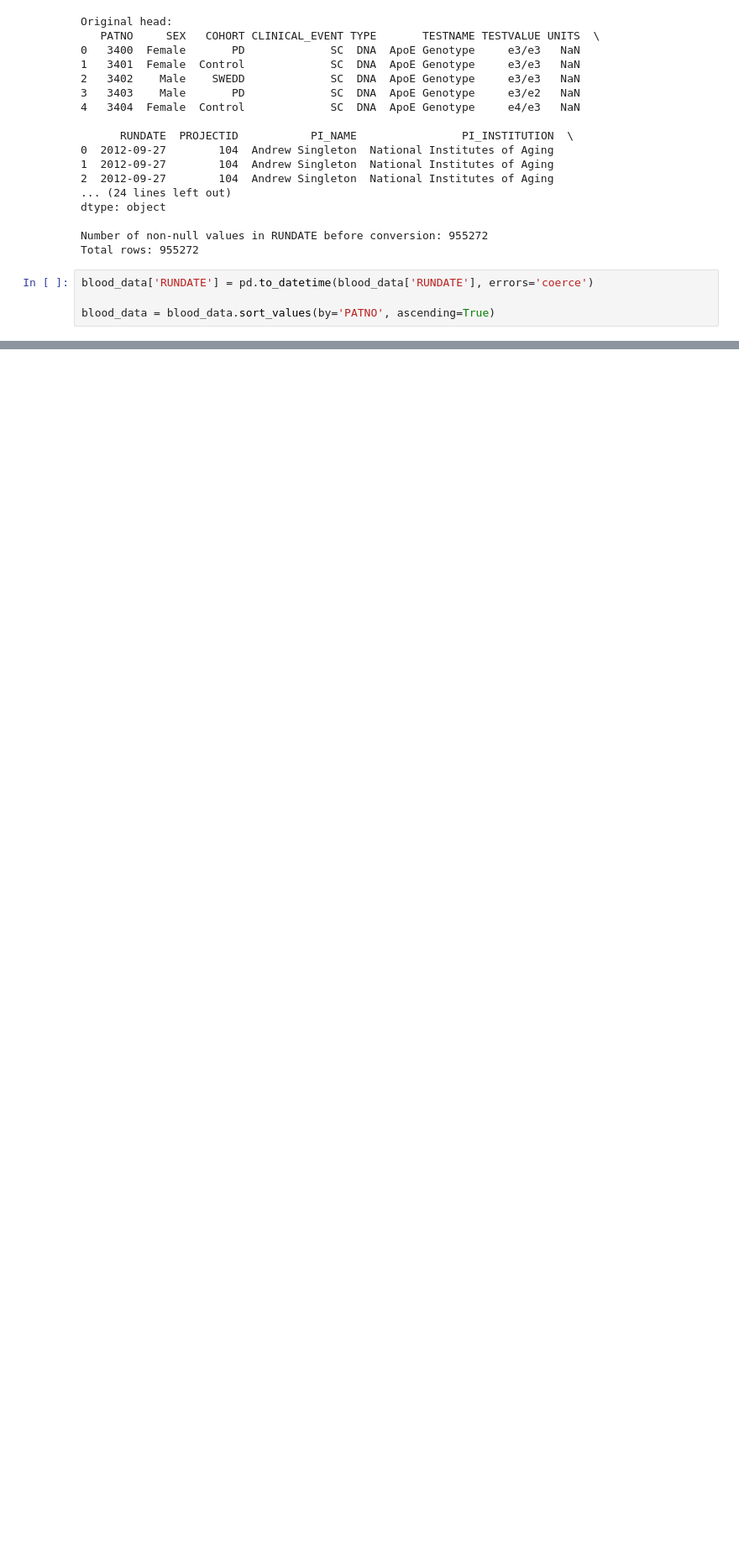
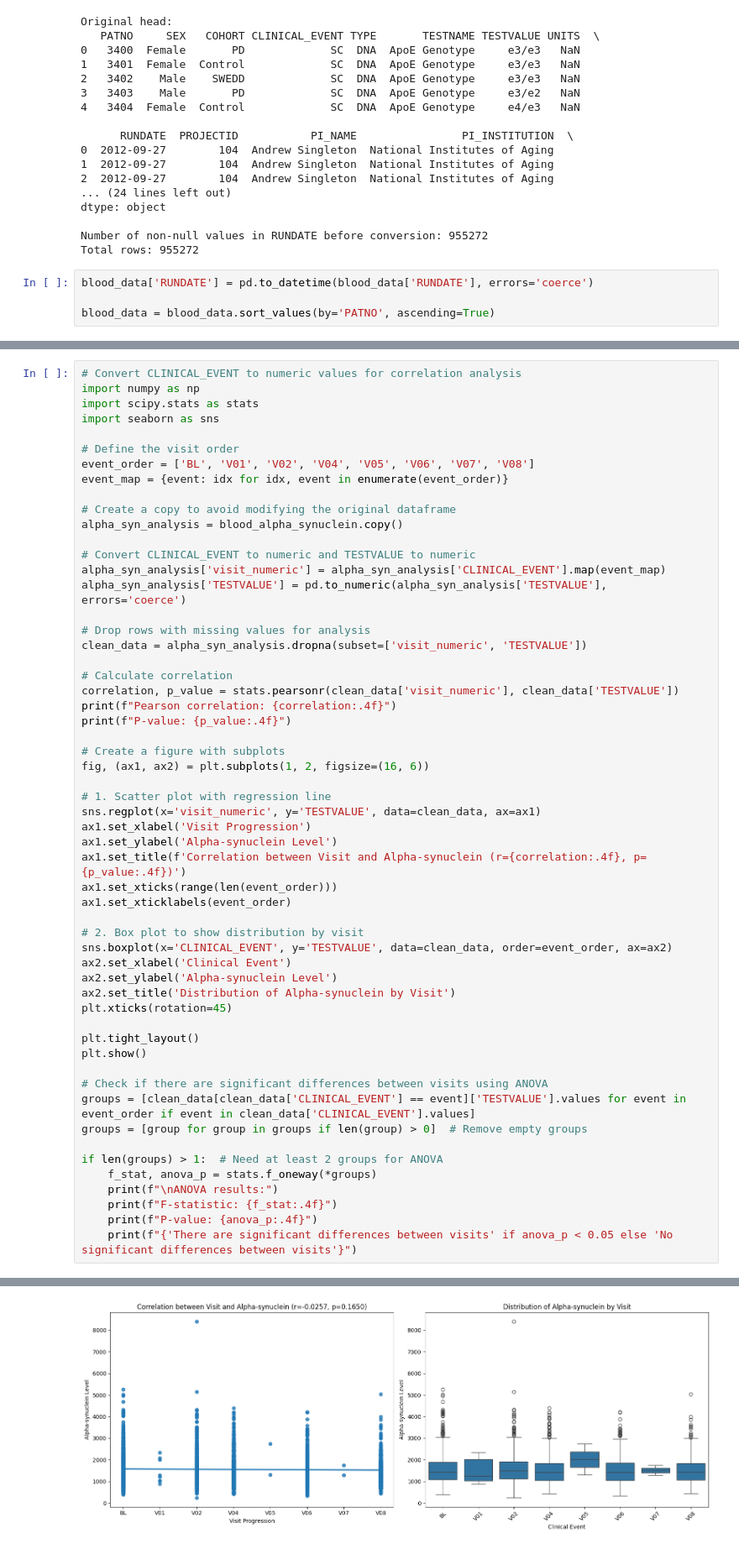
Before and after one commit to LarsHeijnennn/Thesis, a Jupyter notebook: Modelling/Blood-PPMI/BLOOD_CLEANING.ipynb, the cells around one changed output, grey strips where cells are left out. Shown at 84% size. Cells and saved outputs as stored; diff of their text form; blank space fills up the shorter version.

```diff
--- a/Modelling/Blood-PPMI/BLOOD_CLEANING.ipynb
+++ b/Modelling/Blood-PPMI/BLOOD_CLEANING.ipynb
@@ -59,0 +165,57 @@ blood_filtered_data_types.to_csv('/Users/larsheijnen/Thesis/data/blood/BLOOD_DAT
+# %%
+# Convert CLINICAL_EVENT to numeric values for correlation analysis
+import numpy as np
+import scipy.stats as stats
+import seaborn as sns
+
+# Define the visit order
+event_order = ['BL', 'V01', 'V02', 'V04', 'V05', 'V06', 'V07', 'V08']
+event_map = {event: idx for idx, event in enumerate(event_order)}
+
+# Create a copy to avoid modifying the original dataframe
+alpha_syn_analysis = blood_alpha_synuclein.copy()
+
+# Convert CLINICAL_EVENT to numeric and TESTVALUE to numeric
+alpha_syn_analysis['visit_numeric'] = alpha_syn_analysis['CLINICAL_EVENT'].map(event_map)
+alpha_syn_analysis['TESTVALUE'] = pd.to_numeric(alpha_syn_analysis['TESTVALUE'], errors='coerce')
+
+# Drop rows with missing values for analysis
+clean_data = alpha_syn_analysis.dropna(subset=['visit_numeric', 'TESTVALUE'])
+
+# Calculate correlation
+correlation, p_value = stats.pearsonr(clean_data['visit_numeric'], clean_data['TESTVALUE'])
+print(f"Pearson correlation: {correlation:.4f}")
+print(f"P-value: {p_value:.4f}")
+
+# Create a figure with subplots
+fig, (ax1, ax2) = plt.subplots(1, 2, figsize=(16, 6))
+
+# 1. Scatter plot with regression line
+sns.regplot(x='visit_numeric', y='TESTVALUE', data=clean_data, ax=ax1)
+ax1.set_xlabel('Visit Progression')
+ax1.set_ylabel('Alpha-synuclein Level')
+ax1.set_title(f'Correlation between Visit and Alpha-synuclein (r={correlation:.4f}, p={p_value:.4f})')
+ax1.set_xticks(range(len(event_order)))
+ax1.set_xticklabels(event_order)
+
+# 2. Box plot to show distribution by visit
+sns.boxplot(x='CLINICAL_EVENT', y='TESTVALUE', data=clean_data, order=event_order, ax=ax2)
+ax2.set_xlabel('Clinical Event')
+ax2.set_ylabel('Alpha-synuclein Level')
+ax2.set_title('Distribution of Alpha-synuclein by Visit')
+plt.xticks(rotation=45)
+
+plt.tight_layout()
+plt.show()
+
+# Check if there are significant differences between visits using ANOVA
+groups = [clean_data[clean_data['CLINICAL_EVENT'] == event]['TESTVALUE'].values for event in event_order if event in clean_data['CLINICAL_EVENT'].values]
+groups = [group for group in groups if len(group) > 0]  # Remove empty groups
+
+if len(groups) > 1:  # Need at least 2 groups for ANOVA
+    f_stat, anova_p = stats.f_oneway(*groups)
+    print(f"\nANOVA results:")
+    print(f"F-statistic: {f_stat:.4f}")
+    print(f"P-value: {anova_p:.4f}")
+    print(f"{'There are significant differences between visits' if anova_p < 0.05 else 'No significant differences between visits'}")
+# %% [output]
@@ -59,0 +224 @@ blood_filtered_data_types.to_csv('/Users/larsheijnen/Thesis/data/blood/BLOOD_DAT
+[figure, added]
```
Also changed, not shown: parts of 10 cells of this notebook.
